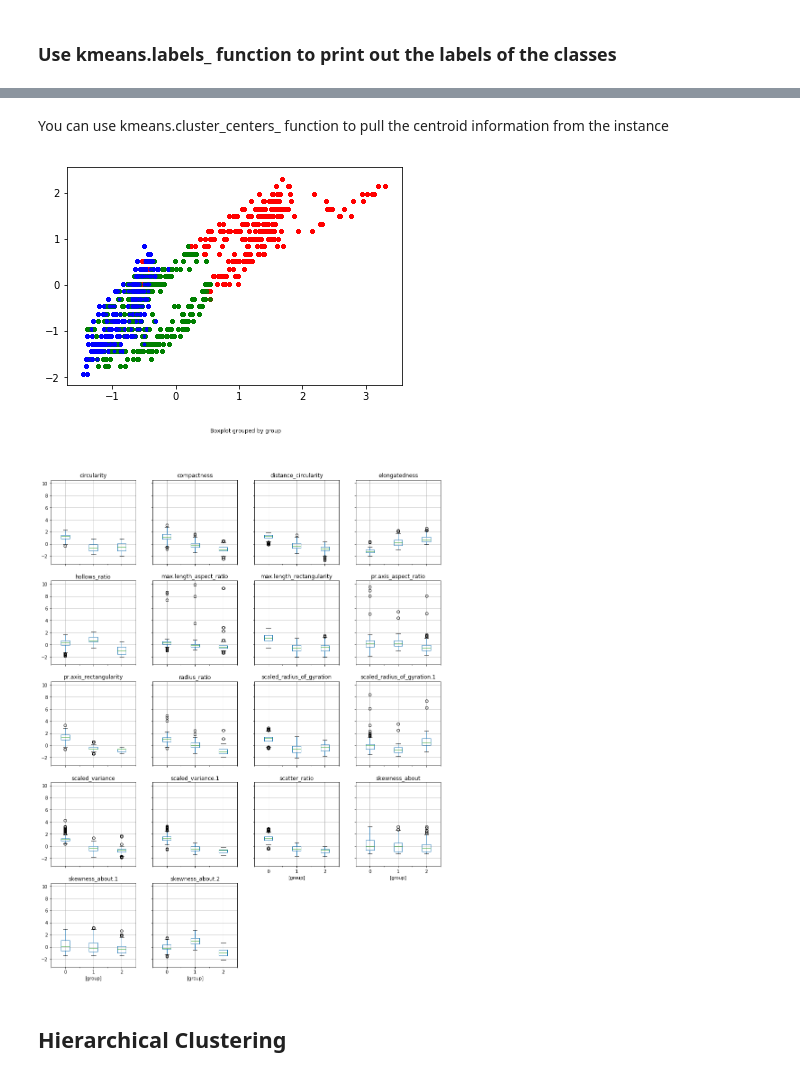
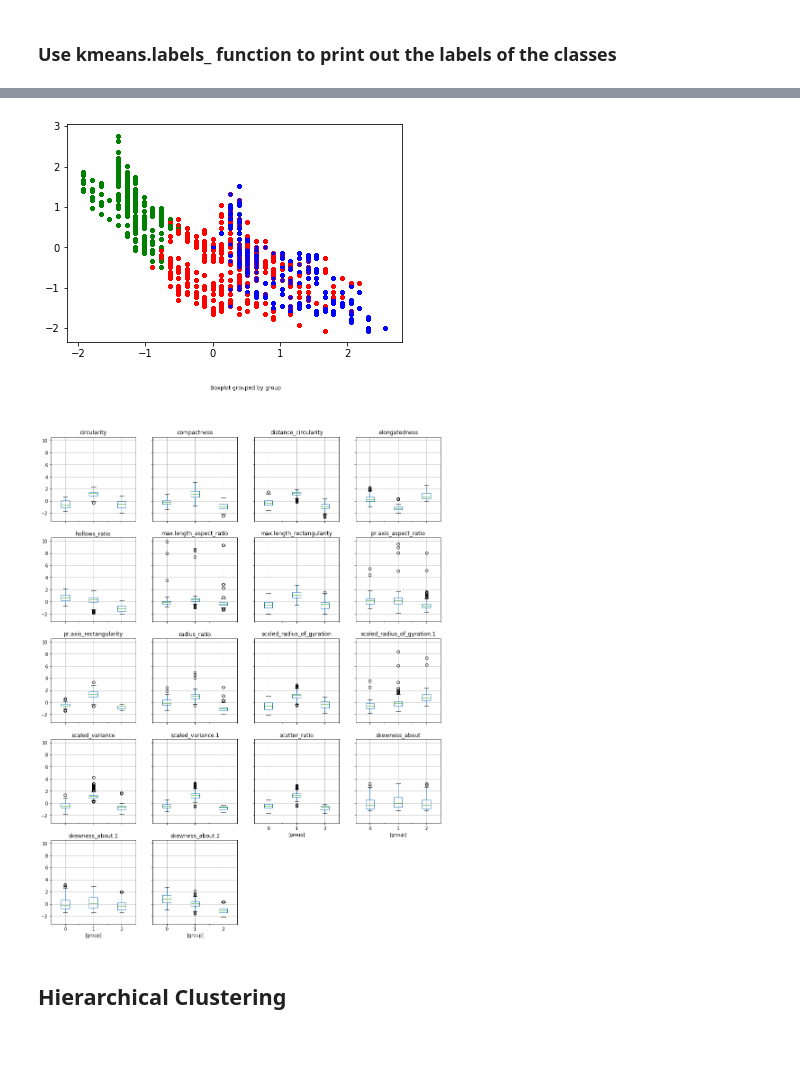
Before and after one commit to GreatLearningAIML1/pune-july19-batch-meet9426, a Jupyter notebook: R4_Internal_Lab-Clustering-1.ipynb, the cells around one changed output, grey strips where cells are left out. Drawn from its saved outputs; the diff is of its cells as text; code cells hidden in the pictures; blank space fills up the shorter version.

```diff
--- a/R4_Internal_Lab-Clustering-1.ipynb
+++ b/R4_Internal_Lab-Clustering-1.ipynb
@@ -62,6 +62,8 @@ bus    205
 van    195
 Name: class, dtype: int64
 [figure]
+# %%
+data = data.drop('class',axis = 1)
 # %% [markdown]
 ### Check for any missing values in the data
 # %%
@@ -76,7 +80,7 @@ print(data.isna().sum().sum())
 Since the dimensions of the data are not really known to us, it would be wise to standardize the data using z scores before we go for any clustering methods.
 You can use zscore function to do this
 # %%
-Scaled_data = pd.DataFrame(stats.zscore(data.drop('class',axis = 1)))
+Scaled_data = pd.DataFrame(stats.zscore(data))
 Scaled_data.columns = ['compactness', 'circularity', 'distance_circularity', 'radius_ratio',
        'pr.axis_aspect_ratio', 'max.length_aspect_ratio', 'scatter_ratio',
        'elongatedness', 'pr.axis_rectangularity', 'max.length_rectangularity',
@@ -195,2 +190,5 @@ centroid_df
 # %% [markdown]
 ### Use kmeans.labels_ function to print out the labels of the classes
+# %%
+labels = kmeans.predict(Scaled_data)
+print(labels)
@@ -213,19 +220,15 @@ X_df.head(10)
-# %% [markdown]
-You can use kmeans.cluster_centers_ function to pull the centroid information from the instance
 # %%
-colors = ['r', 'g', 'b', 'y', 'c', 'm']
+colors = ['r', 'g', 'b','y', 'c', 'm']
 fig, ax = plt.subplots()
-c = np.array([3,3])
 for i in labels:
-        points = np.array(X_df.loc[X_df['group'] == i])
-        #c[i] = np.mean(points, axis=0)
-        ax.scatter(points[:, 11], points[:, 1], s=7, c=colors[i])
+    points = np.array(X_df.loc[X_df['group'] == i])
+    ax.scatter(points[:, 7], points[:, 9], s=7, c=colors[i])
 # %% [output]
-[figure, old version]
+[figure, new version]
 # %%
 Scaled_data.boxplot(by = 'group',figsize = (15,20));
 # %% [output]
-[figure, old version]
+[figure, new version]
 # %% [markdown]
 ## Hierarchical Clustering
 # %% [markdown]
```
Also changed, not shown: parts of 13 cells of this notebook.
